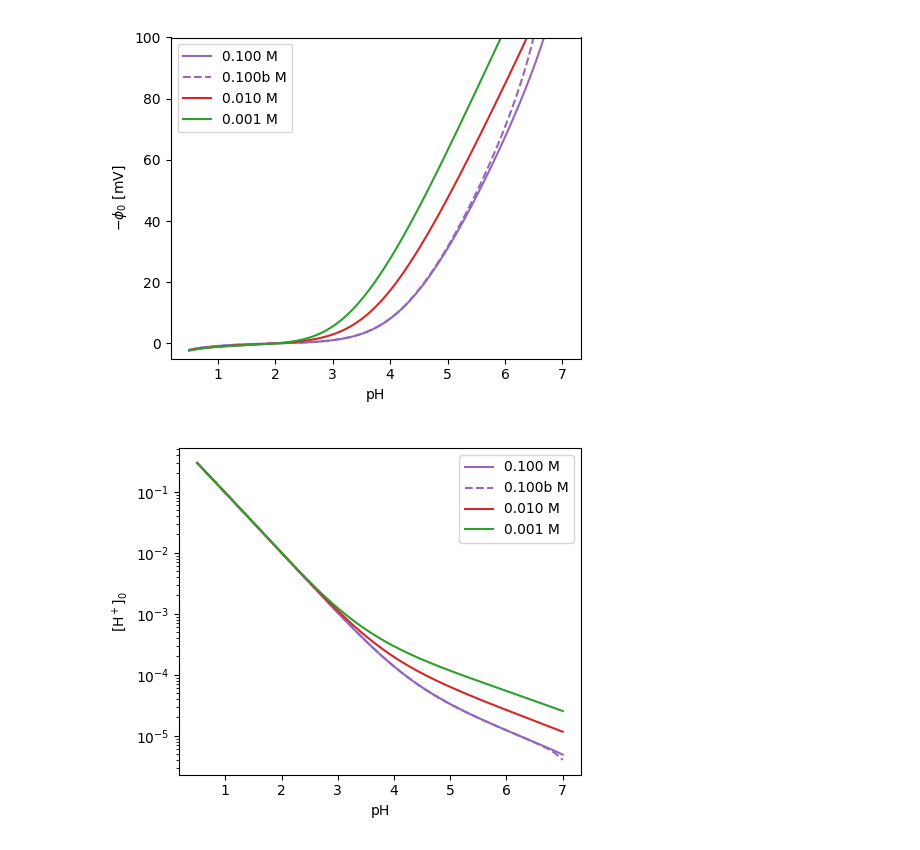
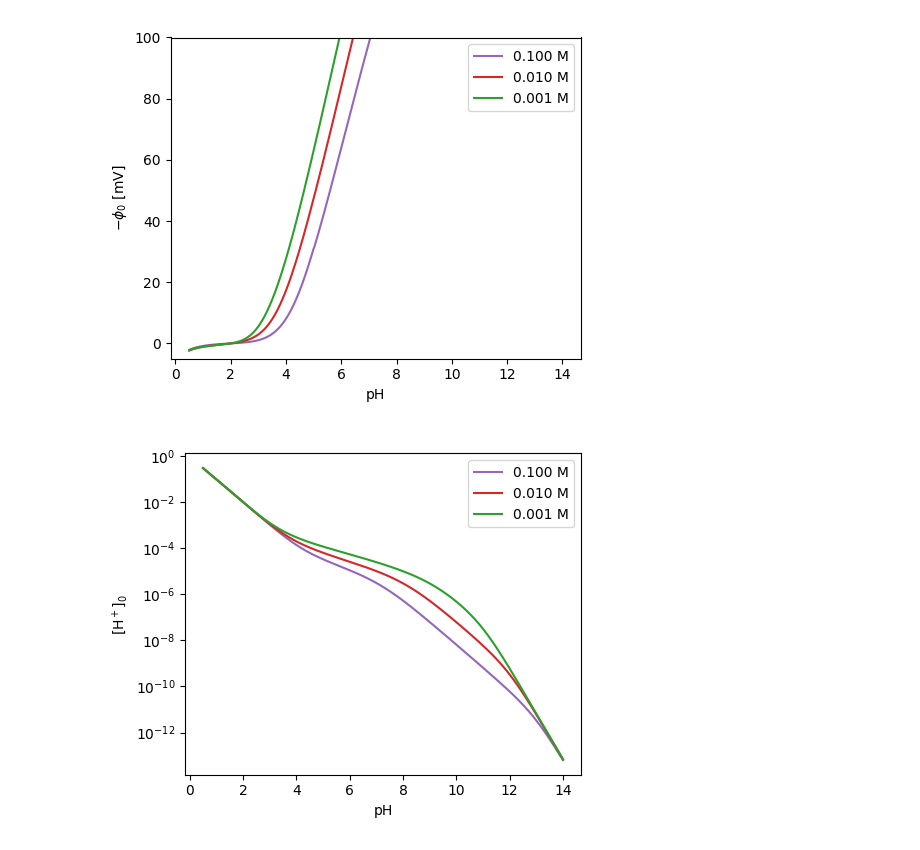
Before and after one commit to lucasdekam/frumkin, a Jupyter notebook: insulator.ipynb, the cells around one changed output. Drawn from its saved outputs; the diff is of its cells as text; code cells hidden in the pictures.

```diff
--- a/insulator.ipynb
+++ b/insulator.ipynb
@@ -25,7 +25,7 @@ plt.show()
 # %%
-p_h = np.linspace(0.5, 7, 700)
+p_h = np.linspace(0.5, 14, 700)
 sweep_sol1 = model1.sweep_ins(p_h, tol=1e-2)
-sweep_sol1b = model1b.sweep_ins(p_h, tol=1e-1)
+# sweep_sol1b = model1b.sweep_ins(p_h, tol=1e-1)
 sweep_sol2 = model2.sweep_ins(p_h, tol=1e-2)
 sweep_sol3 = model3.sweep_ins(p_h, tol=1e-2)
 # %% [output]
@@ -62,7 +68,7 @@ ax.legend()
 fig, ax = plt.subplots(figsize=(5,4))
 
 ax.plot(p_h, -sweep_sol1.phi * 1e3, color='tab:purple', label=f'{1e-1:.3f} M')
-ax.plot(p_h, -sweep_sol1b.phi * 1e3, '--', color='tab:purple', label=f'{1e-1:.3f}b M')
+# ax.plot(p_h, -sweep_sol1b.phi * 1e3, '--', color='tab:purple', label=f'{1e-1:.3f}b M')
 ax.plot(p_h, -sweep_sol2.phi * 1e3, color='tab:red', label=f'{1e-2:.3f} M')
 ax.plot(p_h, -sweep_sol3.phi * 1e3, color='tab:green', label=f'{1e-3:.3f} M')
 
@@ -73,21 +79,21 @@ ax.set_xlabel('pH')
 ax.legend()
 plt.tight_layout()
 # %% [output]
-[figure, old version]
+[figure, new version]
 # %%
 fig, ax = plt.subplots(figsize=(5,4))
 
 # c_sioh2plus = 1 / (1 + 10 ** (np.log(C.K_SILICA_B) + p_h)) * C.N_SITES_SILICA / 1e3/ C.N_A
 
 ax.plot(p_h, sweep_sol1.c_h, color='tab:purple', label=f'{1e-1:.3f} M')
-ax.plot(p_h, sweep_sol1b.c_h, '--', color='tab:purple', label=f'{1e-1:.3f}b M')
+# ax.plot(p_h, sweep_sol1b.c_h, '--', color='tab:purple', label=f'{1e-1:.3f}b M')
 ax.plot(p_h, sweep_sol2.c_h, color='tab:red', label=f'{1e-2:.3f} M')
 ax.plot(p_h, sweep_sol3.c_h, color='tab:green', label=f'{1e-3:.3f} M')
 
 ax.set_ylabel(r'[H$^+]_0$') # /[H$^+]_\mathrm{bulk}
 ax.set_xlabel('pH')
 ax.set_yscale('log')
 ax.legend()
 plt.tight_layout()
 # %% [output]
-[figure, old version]
+[figure, new version]
```
Also changed, not shown: parts of 4 cells of this notebook, 2 other files.
